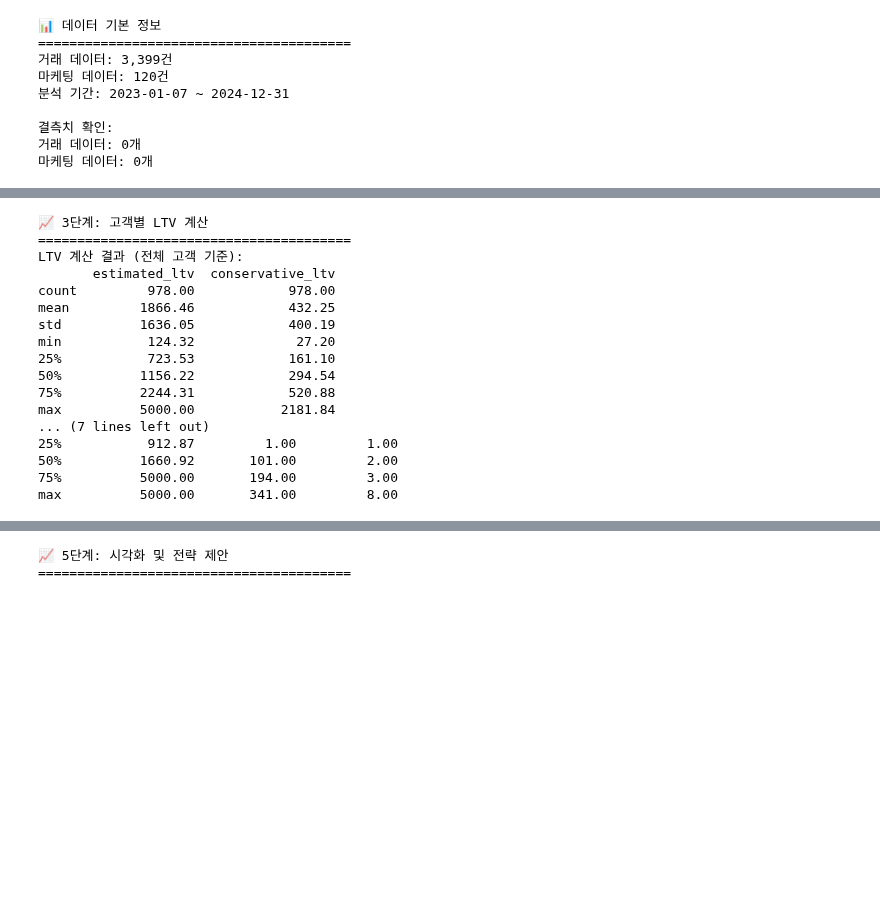
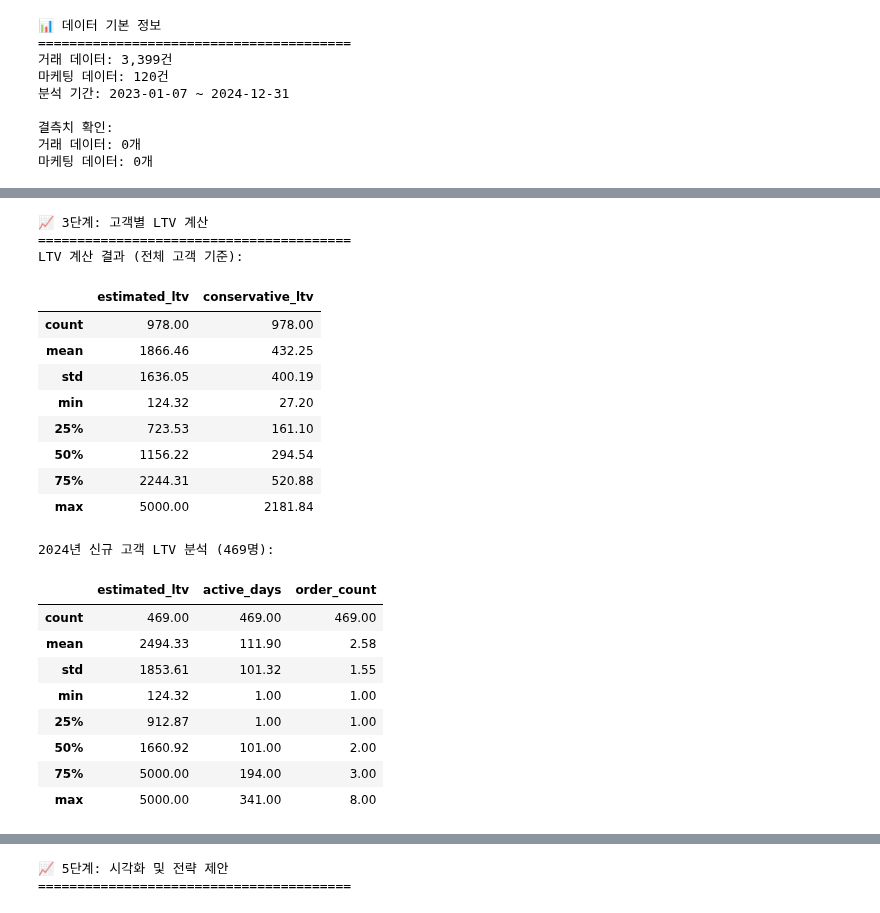
Before and after one commit to verba-neo/gaida-1, a Jupyter notebook: 데이터분석/실습.ipynb, the cells around one changed output, grey strips where cells are left out. Drawn from its saved outputs; the diff is of its cells as text; code cells hidden in the pictures; blank space fills up the shorter version.

```diff
--- a/데이터분석/실습.ipynb
+++ b/데이터분석/실습.ipynb
@@ -160,49 +169,54 @@ customer_metrics.columns = ['customer_id', 'total_spent', 'order_count', 'avg_or
 
 # 활동기간 계산 (일수)
 customer_metrics['active_days'] = (
     customer_metrics['last_purchase'] - customer_metrics['first_purchase']
 ).dt.days + 1
 
 # LTV 계산 (여러 방법)
 # 방법 1: 단순 LTV = 총 구매금액 * (365 / 활동기간) * 예상수명(2년)
 customer_metrics['annual_value'] = (
     customer_metrics['total_spent'] / customer_metrics['active_days'] * 365
 )
 customer_metrics['estimated_ltv'] = customer_metrics['annual_value'] * 2
 
 # 방법 2: 보수적 LTV = 현재까지의 총 구매금액 * 1.5 (미래 구매 고려)
 customer_metrics['conservative_ltv'] = customer_metrics['total_spent'] * 1.5
 
 # 이상치 처리 (LTV가 너무 높거나 낮은 경우)
 customer_metrics['estimated_ltv'] = customer_metrics['estimated_ltv'].clip(upper=5000)
 
 print("LTV 계산 결과 (전체 고객 기준):")
-print(customer_metrics[['estimated_ltv', 'conservative_ltv']].describe().round(2))
+display(customer_metrics[['estimated_ltv', 'conservative_ltv']].describe().round(2))
 
 # 2024년 신규 고객들의 LTV만 추출
 new_customer_ids_2024 = new_customers_2024['customer_id'].tolist()
 new_customers_ltv = customer_metrics[customer_metrics['customer_id'].isin(new_customer_ids_2024)]
 
 print(f"\n2024년 신규 고객 LTV 분석 ({len(new_customers_ltv)}명):")
-print(new_customers_ltv[['estimated_ltv', 'active_days', 'order_count']].describe().round(2))
+display(new_customers_ltv[['estimated_ltv', 'active_days', 'order_count']].describe().round(2))
 # %% [output]
 📈 3단계: 고객별 LTV 계산
 ========================================
 LTV 계산 결과 (전체 고객 기준):
-       estimated_ltv  conservative_ltv
-count         978.00            978.00
-mean         1866.46            432.25
-std          1636.05            400.19
-min           124.32             27.20
-25%           723.53            161.10
-50%          1156.22            294.54
-75%          2244.31            520.88
-max          5000.00           2181.84
-... (7 lines left out)
-25%           912.87         1.00         1.00
-50%          1660.92       101.00         2.00
-75%          5000.00       194.00         3.00
-max          5000.00       341.00         8.00
+|  | estimated_ltv | conservative_ltv |
+| count | 978.00 | 978.00 |
+| mean | 1866.46 | 432.25 |
+| std | 1636.05 | 400.19 |
+| min | 124.32 | 27.20 |
+| 25% | 723.53 | 161.10 |
+| 50% | 1156.22 | 294.54 |
+| 75% | 2244.31 | 520.88 |
+| max | 5000.00 | 2181.84 |
+2024년 신규 고객 LTV 분석 (469명):
+|  | estimated_ltv | active_days | order_count |
+| count | 469.00 | 469.00 | 469.00 |
+| mean | 2494.33 | 111.90 | 2.58 |
+| std | 1853.61 | 101.32 | 1.55 |
+| min | 124.32 | 1.00 | 1.00 |
+| 25% | 912.87 | 1.00 | 1.00 |
+| 50% | 1660.92 | 101.00 | 2.00 |
+| 75% | 5000.00 | 194.00 | 3.00 |
+| max | 5000.00 | 341.00 | 8.00 |
 # %%
 print("\n🔍 4단계: 채널별 LTV 및 ROI 분석")
 print("=" * 40)
```
Also changed, not shown: parts of 4 cells of this notebook, 3 other files.
